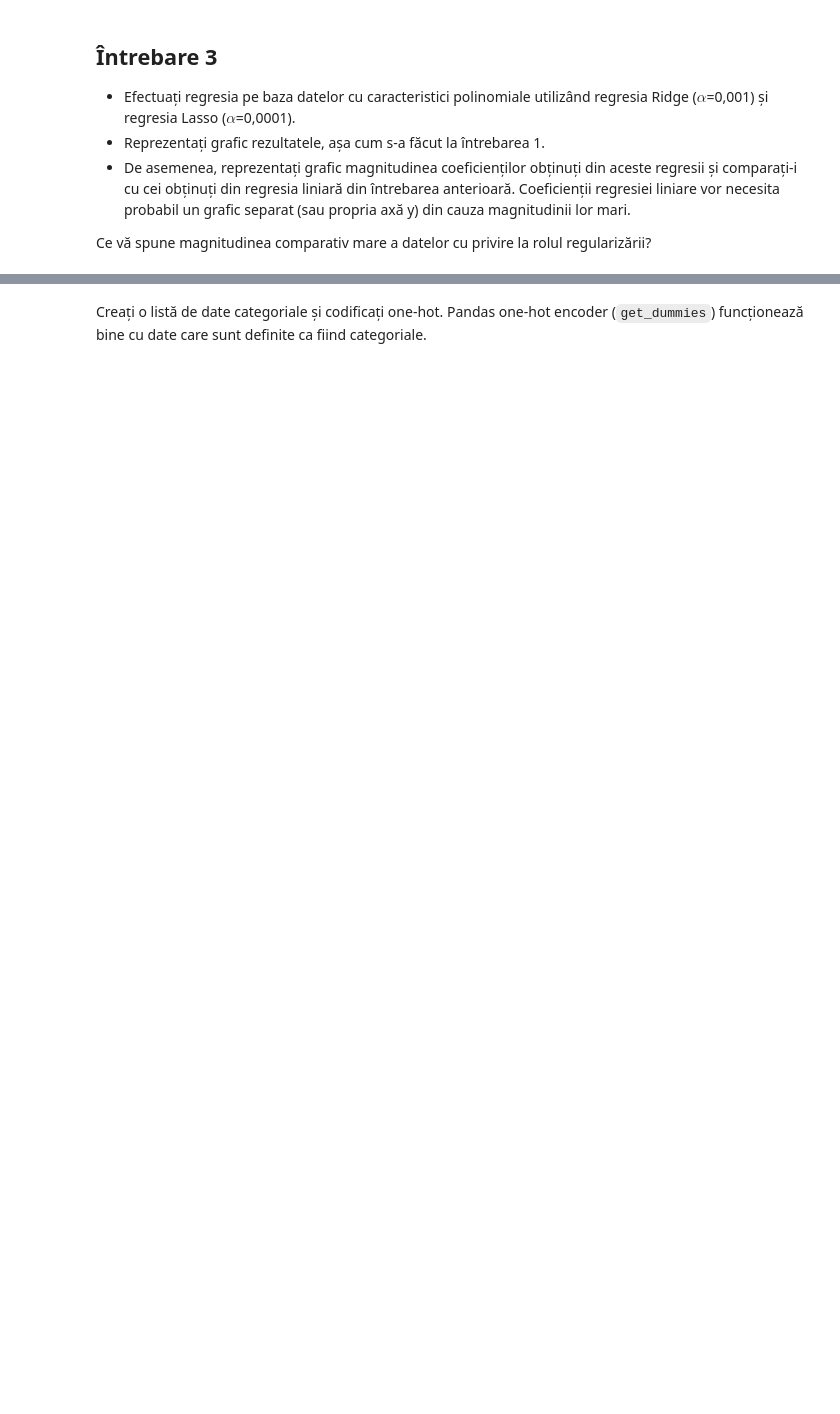
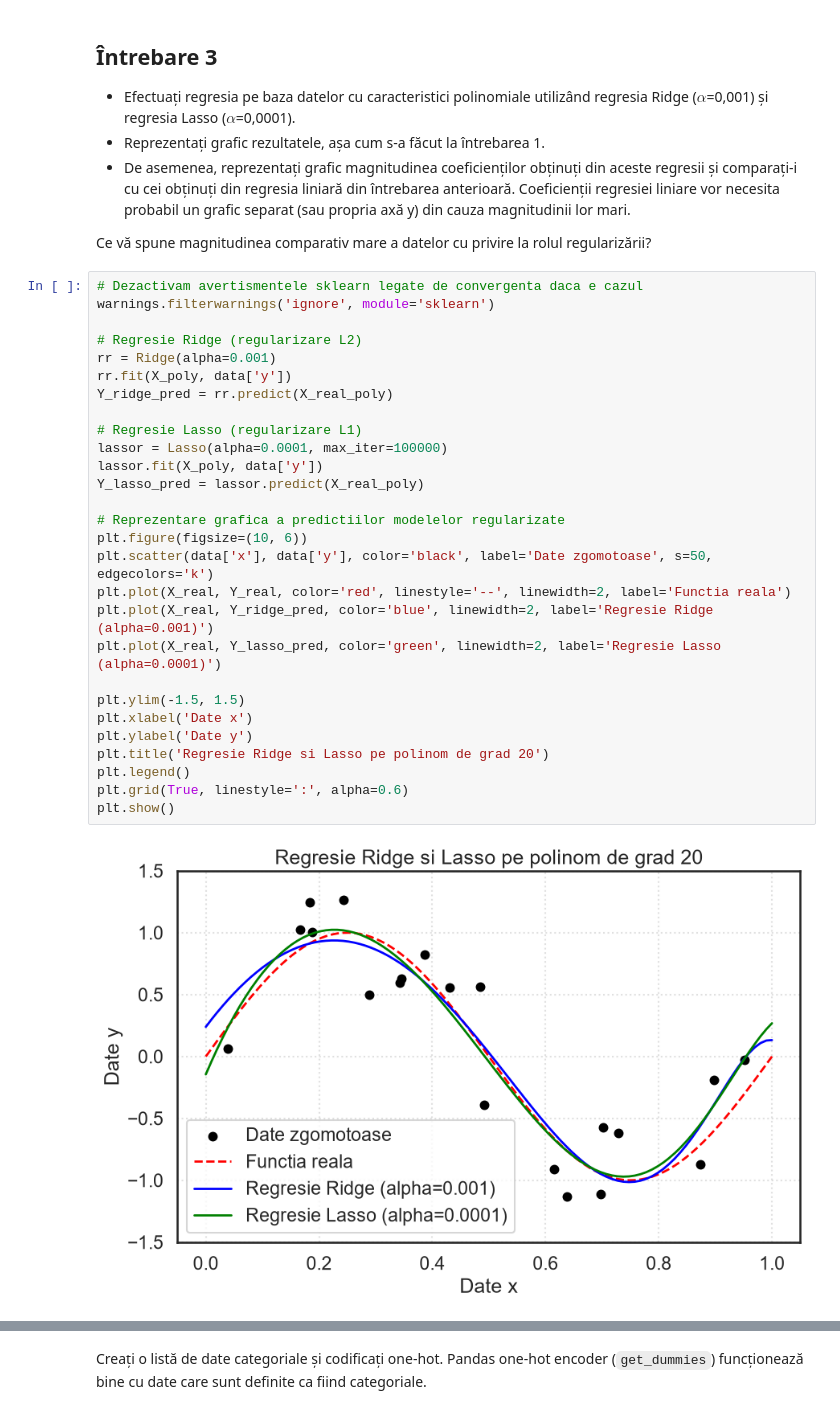
Before and after one commit to yettensyvus/ML-labs, a Jupyter notebook: lab04-05/Ro_04_Regularization_and_Gradient_Descent_Exercises.ipynb, the cells around one changed output, grey strips where cells are left out. Drawn from its saved outputs; the diff is of its cells as text; blank space fills up the shorter version.

```diff
--- a/lab04-05/Ro_04_Regularization_and_Gradient_Descent_Exercises.ipynb
+++ b/lab04-05/Ro_04_Regularization_and_Gradient_Descent_Exercises.ipynb
@@ -54,4 +138,34 @@ Rețineți că `PolynomialFeatures` necesită fie un cadru de date (cu o coloan
 * De asemenea, reprezentați grafic magnitudinea coeficienților obținuți din aceste regresii și comparați-i cu cei obținuți din regresia liniară din întrebarea anterioară. Coeficienții regresiei liniare vor necesita probabil un grafic separat (sau propria axă y) din cauza magnitudinii lor mari.
 
 Ce vă spune magnitudinea comparativ mare a datelor cu privire la rolul regularizării?
+# %%
+# Dezactivam avertismentele sklearn legate de convergenta daca e cazul
+warnings.filterwarnings('ignore', module='sklearn')
+
+# Regresie Ridge (regularizare L2)
+rr = Ridge(alpha=0.001)
+rr.fit(X_poly, data['y'])
+Y_ridge_pred = rr.predict(X_real_poly)
+
+# Regresie Lasso (regularizare L1)
+lassor = Lasso(alpha=0.0001, max_iter=100000)
+lassor.fit(X_poly, data['y'])
+Y_lasso_pred = lassor.predict(X_real_poly)
+
+# Reprezentare grafica a predictiilor modelelor regularizate
+plt.figure(figsize=(10, 6))
+plt.scatter(data['x'], data['y'], color='black', label='Date zgomotoase', s=50, edgecolors='k')
+plt.plot(X_real, Y_real, color='red', linestyle='--', linewidth=2, label='Functia reala')
+plt.plot(X_real, Y_ridge_pred, color='blue', linewidth=2, label='Regresie Ridge (alpha=0.001)')
+plt.plot(X_real, Y_lasso_pred, color='green', linewidth=2, label='Regresie Lasso (alpha=0.0001)')
+
+plt.ylim(-1.5, 1.5)
+plt.xlabel('Date x')
+plt.ylabel('Date y')
+plt.title('Regresie Ridge si Lasso pe polinom de grad 20')
+plt.legend()
+plt.grid(True, linestyle=':', alpha=0.6)
+plt.show()
+# %% [output]
+[figure, added]
 # %%
```
Also changed, not shown: parts of 36 cells of this notebook, 1 other file.
